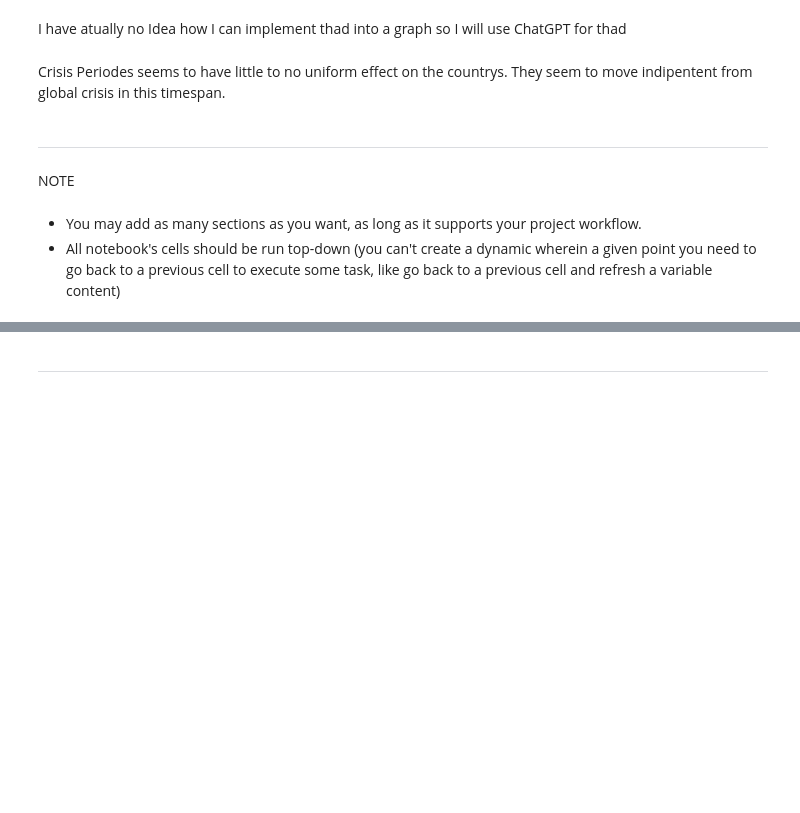
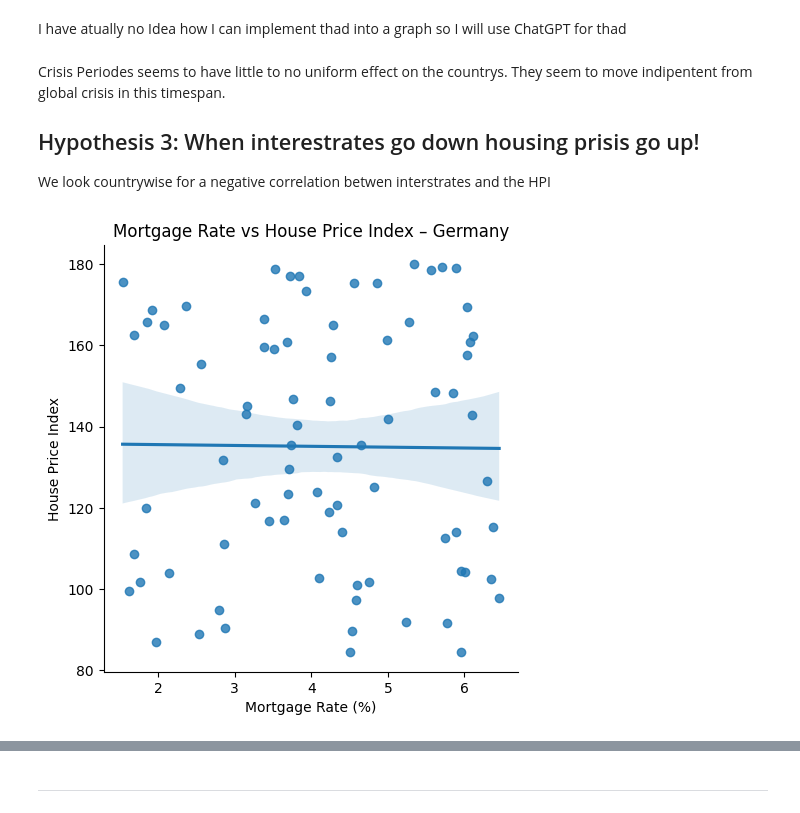
Before and after one commit to MaximilianKlein92/data_anaylsis_global_housing_market, a Jupyter notebook: jupyter_notebooks/data_visualitation.ipynb, the cells around one changed output, grey strips where cells are left out. Saved outputs shown, nothing was run; the diff lists cells and outputs as text; code cells hidden in the pictures; blank space fills up the shorter version.

Commit message:
Finisched Hypothesis 3

```diff
--- a/jupyter_notebooks/data_visualitation.ipynb
+++ b/jupyter_notebooks/data_visualitation.ipynb
@@ -177,10 +177,15 @@ fig_facet.update_layout(margin=dict(l=40,r=20,t=60,b=40))
 fig_facet.show()
 # %% [markdown]
 Crisis Periodes seems to have little to no uniform effect on the countrys. They seem to move indipentent from global crisis in this timespan.
+
+
+## Hypothesis 3: When interestrates go down housing prisis go up!
+
+We look countrywise for a negative correlation betwen interstrates and the HPI
-# %% [markdown]
----
-# %% [markdown]
-NOTE
-# %% [markdown]
-* You may add as many sections as you want, as long as it supports your project workflow.
-* All notebook's cells should be run top-down (you can't create a dynamic wherein a given point you need to go back to a previous cell to execute some task, like go back to a previous cell and refresh a variable content)
+# %%
+sns.lmplot(
+    data=df, x="Mortgage Rate (%)", y="House Price Index")
+plt.title("Mortgage Rate vs House Price Index – Germany")
+plt.show()
+# %% [output]
+[figure, added]
```
Also changed, not shown: parts of 10 cells of this notebook.
